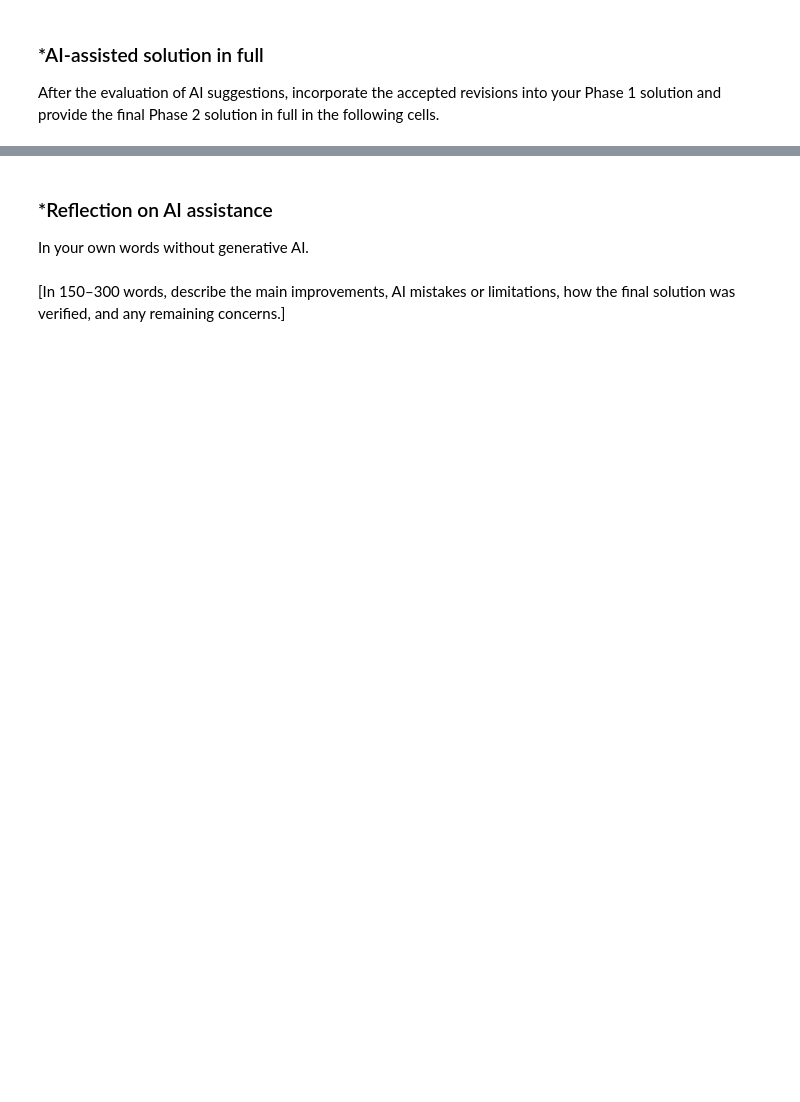
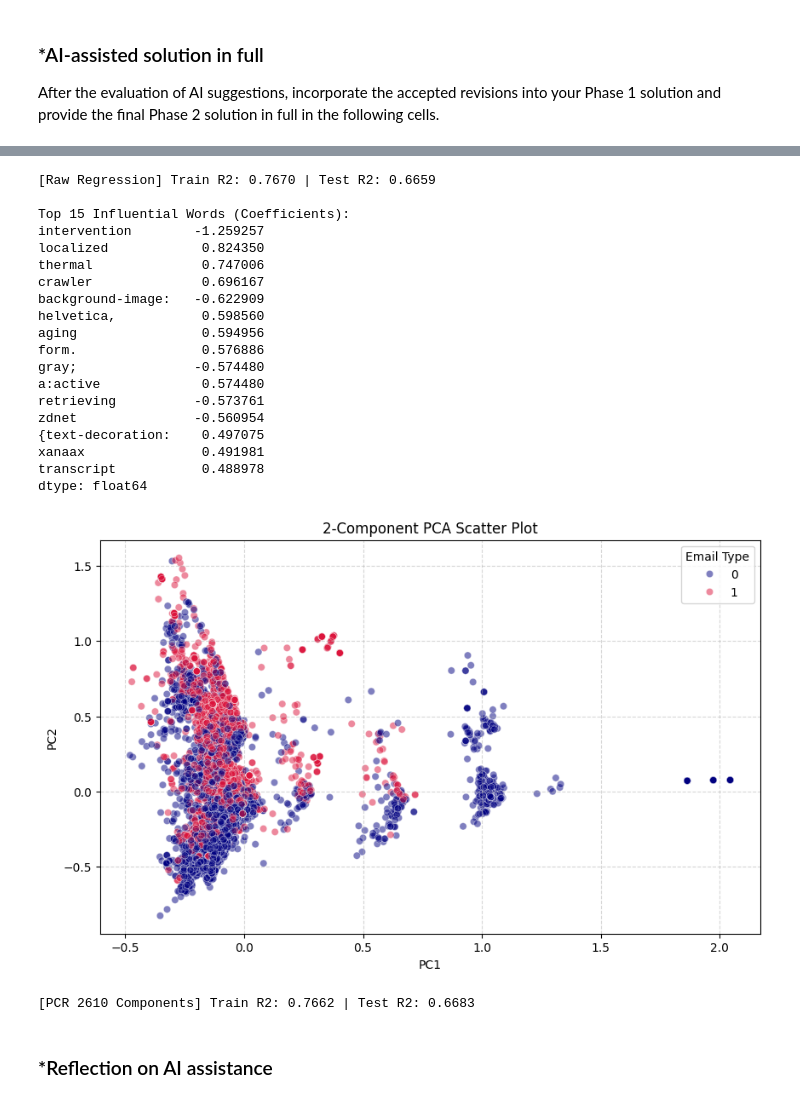
Before and after one commit to nithyasg05/A05-pca, a Jupyter notebook: DS_3001_A05.ipynb, the cells around one changed output, grey strips where cells are left out. Cells and saved outputs as stored; diff of their text form; code cells hidden in the pictures; blank space fills up the shorter version.

```diff
--- a/DS_3001_A05.ipynb
+++ b/DS_3001_A05.ipynb
@@ -288,5 +317,74 @@ After the evaluation of AI suggestions, incorporate the accepted revisions into
+# %%
+# ==========================================
+# Q2: Raw Linear Regression & Top Words
+# ==========================================
+df = pd.read_parquet('A05-pca/data/Phishing_clean.parquet')
+y = df['Email Type']
+X = df.drop(columns=['Email Type'])
+
+X_train, X_test, y_train, y_test = train_test_split(X, y, test_size=0.2, random_state=42)
+
+model = LinearRegression()
+model.fit(X_train, y_train)
+
+train_r2 = model.score(X_train, y_train)
+test_r2 = model.score(X_test, y_test)
+print(f"[Raw Regression] Train R2: {train_r2:.4f} | Test R2: {test_r2:.4f}")
+
+coefficients = pd.Series(model.coef_, index=X.columns)
+top_impact_words = coefficients.reindex(coefficients.abs().sort_values(ascending=False).index).head(15)
+print("\nTop 15 Influential Words (Coefficients):")
+print(top_impact_words)
+
+# ==========================================
+# Q3: PCA Visualization (2 Components)
+# ==========================================
+pca_2 = PCA(n_components=2, random_state=42)
+X_pca_2 = pca_2.fit_transform(X)
+
+pca_df = pd.DataFrame(data=X_pca_2, columns=['PC1', 'PC2'])
+pca_df['Email Type'] = y.values
+
+plt.figure(figsize=(10, 6))
+sns.scatterplot(x='PC1', y='PC2', hue='Email Type', data=pca_df, palette={0: 'navy', 1: 'crimson'}, alpha=0.5)
+plt.title('2-Component PCA Scatter Plot')
+plt.grid(True, linestyle='--', alpha=0.5)
+plt.show()
+
+# ==========================================
+# Q4: PCR (Regression on 2,610 Components)
+# ==========================================
+pca_2610 = PCA(n_components=2610, random_state=42)
+X_train_pcr = pca_2610.fit_transform(X_train)
+X_test_pcr = pca_2610.transform(X_test)
+
+pcr_model = LinearRegression()
+pcr_model.fit(X_train_pcr, y_train)
+
+pcr_train_r2 = pcr_model.score(X_train_pcr, y_train)
+pcr_test_r2 = pcr_model.score(X_test_pcr, y_test)
+print(f"\n[PCR 2610 Components] Train R2: {pcr_train_r2:.4f} | Test R2: {pcr_test_r2:.4f}")
+# %% [output]
+[Raw Regression] Train R2: 0.7670 | Test R2: 0.6659
+
+Top 15 Influential Words (Coefficients):
+intervention        -1.259257
+localized            0.824350
+thermal              0.747006
+crawler              0.696167
+background-image:   -0.622909
+helvetica,           0.598560
+aging                0.594956
+form.                0.576886
+gray;               -0.574480
+a:active             0.574480
+retrieving          -0.573761
+zdnet               -0.560954
+{text-decoration:    0.497075
+xanaax               0.491981
+transcript           0.488978
+dtype: float64
+[figure, added]
+[PCR 2610 Components] Train R2: 0.7662 | Test R2: 0.6683
 # %% [markdown]
 ### *Reflection on AI assistance
-In your own words without generative AI.
-# %% [markdown]
-[In 150–300 words, describe the main improvements, AI mistakes or limitations, how the final solution was verified, and any remaining concerns.]
```
Also changed, not shown: parts of 11 cells of this notebook.
